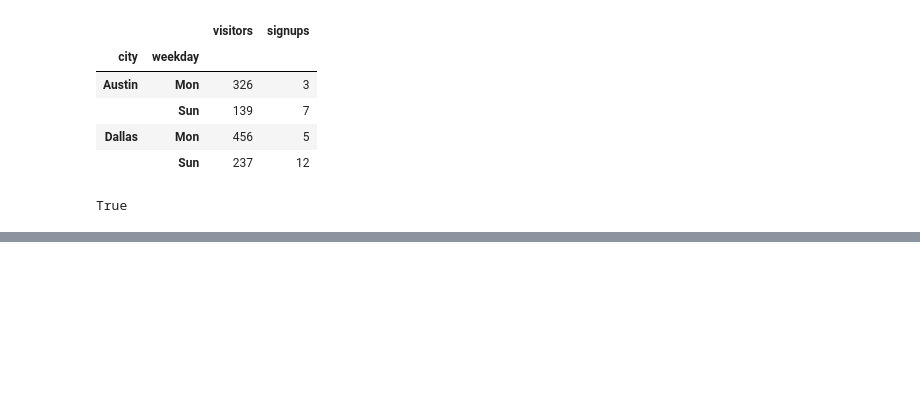
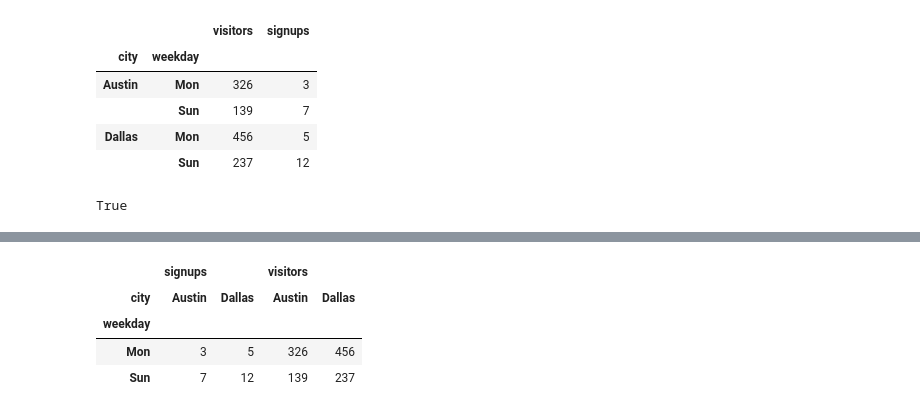
Before and after one commit to mitabunov/DataCamp_pony, a Jupyter notebook: 09_Manipulating_DataFrames/03_Rearranging_and_reshaping_data.ipynb, the cells around one changed output, grey strips where cells are left out. Saved outputs shown, nothing was run; the diff lists cells and outputs as text; code cells hidden in the pictures; blank space fills up the shorter version.

```diff
--- a/09_Manipulating_DataFrames/03_Rearranging_and_reshaping_data.ipynb
+++ b/09_Manipulating_DataFrames/03_Rearranging_and_reshaping_data.ipynb
@@ -232,0 +373,4 @@ True
+# %%
+users = pd.read_csv('_datasets/users.csv')
+users = users.drop('Unnamed: 0', 1)
+users
@@ -232,0 +383,12 @@ True
+# %%
+# Create the DataFrame with the appropriate pivot table: by_city_day
+by_city_day = users.pivot_table(index='weekday', columns='city')
+
+# Print by_city_day
+by_city_day
+# %% [output]
+|  | signups |  | visitors |  |
+| city | Austin | Dallas | Austin | Dallas |
+| weekday |  |  |  |  |
+| Mon | 3 | 5 | 326 | 456 |
+| Sun | 7 | 12 | 139 | 237 |
```
Also changed, not shown: parts of 24 cells of this notebook.
